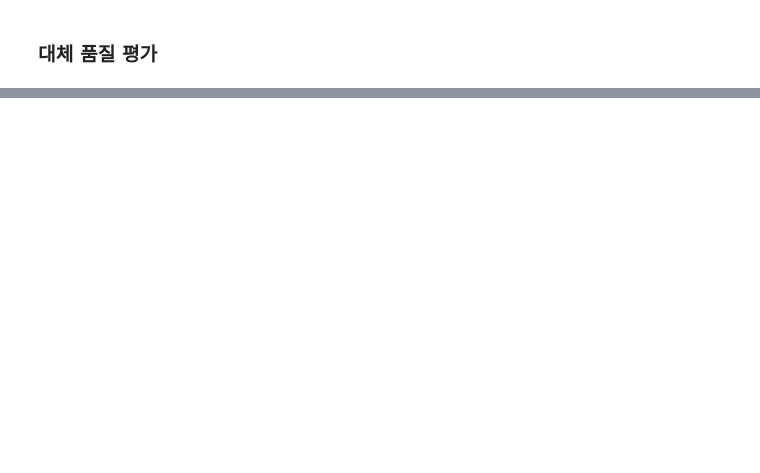
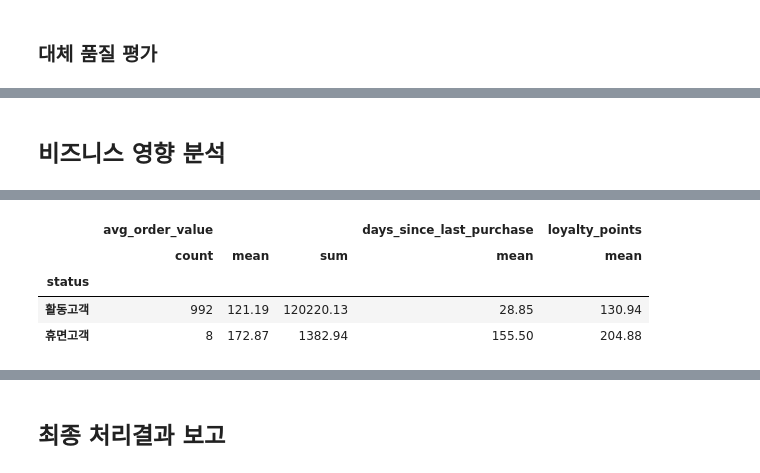
Before and after one commit to tipayo1/TIL, a Jupyter notebook: 데이터분석/05_eda.ipynb, the cells around one changed output, grey strips where cells are left out. Saved outputs shown, nothing was run; the diff lists cells and outputs as text; code cells hidden in the pictures; blank space fills up the shorter version.

```diff
--- a/데이터분석/05_eda.ipynb
+++ b/데이터분석/05_eda.ipynb
@@ -854,0 +1536,71 @@ MICE대체: 보존도 98.7%
+# %% [markdown]
+## 비즈니스 영향 분석
+# %%
+def analyze_business_impact(df_treated):
+    """이상값 처리의 비즈니스 영향 분석"""
+
+    print("=== 💼 비즈니스 영향 분석 ===")
+
+    # 고객 세그먼트별 분석
+    if 'customer_segment' in df_treated.columns:
+        vip_analysis = df_treated[df_treated['customer_segment'] == 'VIP']
+        regular_analysis = df_treated[df_treated.get('customer_segment', '') != 'VIP']
+
+        print("1. VIP vs 일반 고객 비교:")
+        print(f"VIP 고객 수: {len(vip_analysis)}명 ({len(vip_analysis)/len(df_treated)*100:.1f}%)")
+        print(f"VIP 평균 구매액: {vip_analysis['avg_order_value'].mean():,.0f}원")
+        print(f"일반 고객 평균 구매액: {regular_analysis['avg_order_value'].mean():,.0f}원")
+        print(f"VIP 매출 기여도: {(vip_analysis['avg_order_value'].sum() / df_treated['avg_order_value'].sum() * 100):.1f}%")
+
+    # 고객 상태별 분석
+    if 'status' in df_treated.columns:
+        status_analysis = df_treated.groupby('status').agg({
+            'avg_order_value': ['count', 'mean', 'sum'],
+            'days_since_last_purchase': 'mean',
+            'loyalty_points': 'mean'
+        }).round(2)
+
+        print(f"\n2. 고객 상태별 분석:")
+        display(status_analysis)
+
+        # 재활성화 대상 고객 분석
+        dormant_customers = df_treated[df_treated['status'] == '휴면고객']
+        if len(dormant_customers) > 0:
+            print(f"\n3. 휴면 고객 재활성화 기회:")
+            print(f"휴면 고객 수: {len(dormant_customers)}명")
+            print(f"평균 휴면 기간: {dormant_customers['days_since_last_purchase'].mean():.0f}일")
+            print(f"과거 평균 구매액: {dormant_customers['avg_order_value'].mean():,.0f}원")
+            print(f"재활성화 시 예상 매출: {len(dormant_customers) * dormant_customers['avg_order_value'].mean():,.0f}원")
+
+    # 데이터 품질 개선 효과
+    print(f"\n4. 데이터 품질 개선 효과:")
+
+    # 이상값 제거로 인한 분석 안정성 향상
+    orig_cv = df_mice['avg_order_value'].std() / df_mice['avg_order_value'].mean()
+    treat_cv = df_treated['avg_order_value'].std() / df_treated['avg_order_value'].mean()
+
+    print(f"구매액 변동계수: {orig_cv:.3f} → {treat_cv:.3f} (안정성 {(1-treat_cv/orig_cv)*100:.1f}% 향상)")
+
+    # 모델링 정확도 예상 개선
+    from sklearn.preprocessing import StandardScaler
+    from sklearn.decomposition import PCA
+
+    # PCA로 데이터 구조 안정성 측정
+    scaler = StandardScaler()
+    numeric_cols = ['age', 'total_purchases', 'avg_order_value', 'days_since_last_purchase', 'loyalty_points']
+
+    orig_scaled = scaler.fit_transform(df_mice[numeric_cols])
+    treat_scaled = scaler.fit_transform(df_treated[numeric_cols])
+
+    pca = PCA(n_components=2)
+    orig_pca = pca.fit(orig_scaled)
+    orig_var_ratio = orig_pca.explained_variance_ratio_.sum()
+
+    treat_pca = pca.fit(treat_scaled)
+    treat_var_ratio = treat_pca.explained_variance_ratio_.sum()
+
+    print(f"주성분 2개 설명력: {orig_var_ratio:.1%} → {treat_var_ratio:.1%} (구조 안정성 개선)")
+
+# 비즈니스 영향 분석 실행
+analyze_business_impact(df_final)
+# %% [output]
@@ -854,0 +1615,5 @@ MICE대체: 보존도 98.7%
+|  | avg_order_value |  |  | days_since_last_purchase | loyalty_points |
+|  | count | mean | sum | mean | mean |
+| status |  |  |  |  |  |
+| 활동고객 | 992 | 121.19 | 120220.13 | 28.85 | 130.94 |
+| 휴면고객 | 8 | 172.87 | 1382.94 | 155.50 | 204.88 |
@@ -854,0 +1629,2 @@ MICE대체: 보존도 98.7%
+# %% [markdown]
+## 최종 처리결과 보고
```
Also changed, not shown: parts of 21 cells of this notebook, 4 other files.
